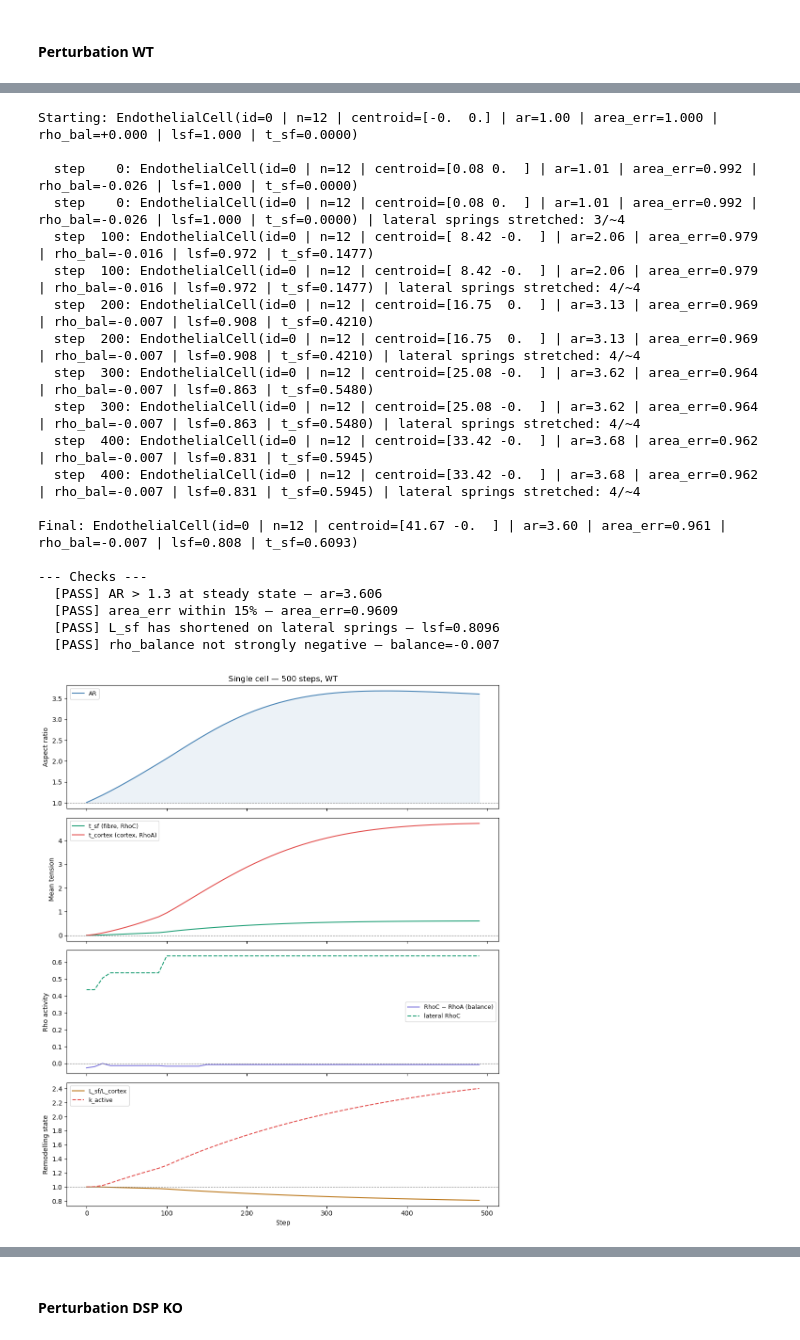
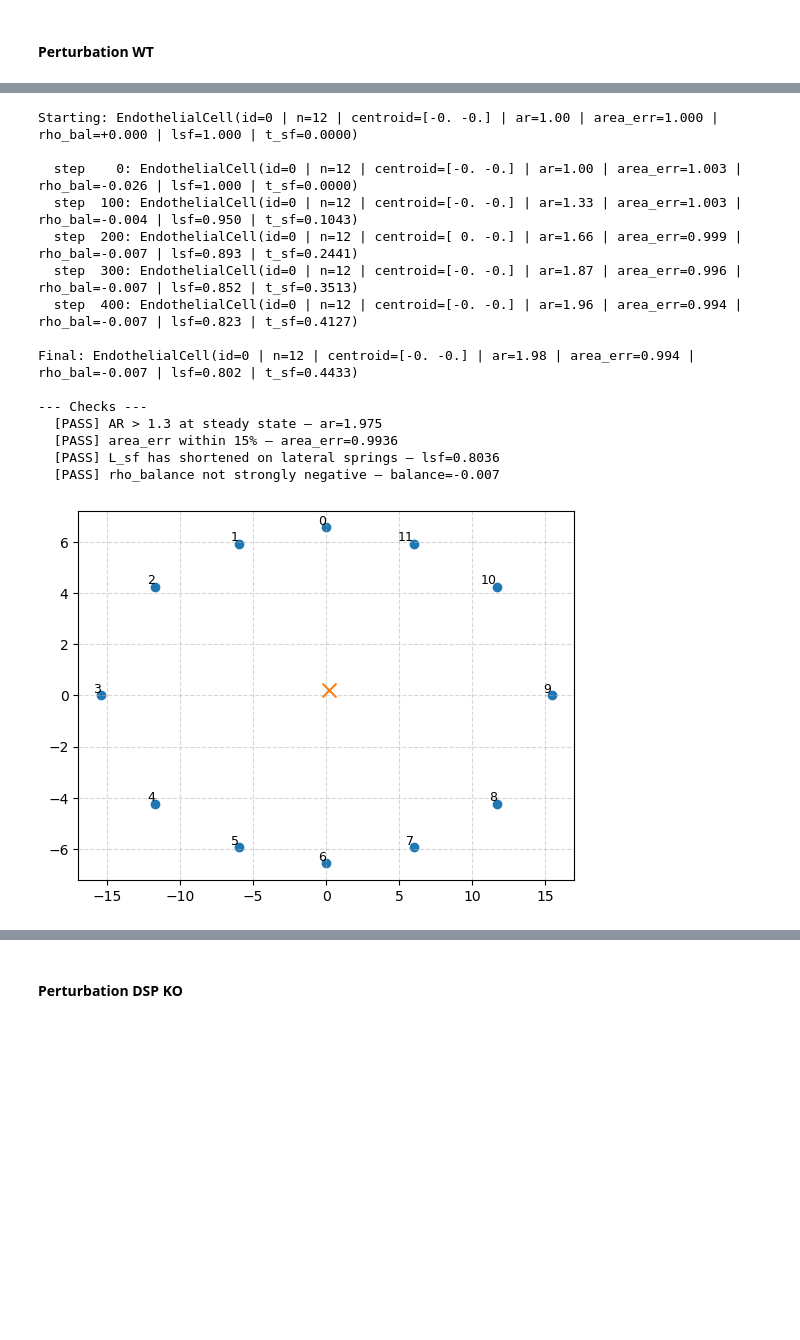
Before and after one commit to emilieyuu/endotehelial-masboss, a Jupyter notebook: notebooks/10_abm_v1_full_test.ipynb, the cells around one changed output, grey strips where cells are left out. Drawn from its saved outputs; the diff is of its cells as text; code cells hidden in the pictures; blank space fills up the shorter version.

```diff
--- a/notebooks/10_abm_v1_full_test.ipynb
+++ b/notebooks/10_abm_v1_full_test.ipynb
@@ -423,7 +423,7 @@ for s in cell.springs:
 # %% [markdown]
 ## 3 Test Full Pipeline Knockouts
 # %%
-flow = FlowField(magnitude=5)
+flow = FlowField(magnitude=1)
 # %% [markdown]
 #### Perturbation WT
 # %%
@@ -431,7 +431,8 @@ cell_wt = EndothelialCell(
     cell_id=0,
     centroid=np.array([0.0, 0.0]),
     lut=lut, cfg=spatial_cfg,
-    n_nodes=12, radius=10.0
+    n_nodes=12, radius=10.0,
+    flow_direction=flow.direction
 )
-plot_cell(cell)
+plot_cell(cell_wt)
 # %% [output]
@@ -439,27 +440,22 @@ plot_cell(cell)
 # %%
 
 his_wt = run_single_cell_sim(cell_wt, flow)
 plot_cell(cell_wt)
-plot_run_results(his_wt, 'WT')
+#plot_run_results(his_wt, 'WT')
 # %% [output]
-Starting: EndothelialCell(id=0 | n=12 | centroid=[-0.  0.] | ar=1.00 | area_err=1.000 | rho_bal=+0.000 | lsf=1.000 | t_sf=0.0000)
+Starting: EndothelialCell(id=0 | n=12 | centroid=[-0. -0.] | ar=1.00 | area_err=1.000 | rho_bal=+0.000 | lsf=1.000 | t_sf=0.0000)
 
-  step    0: EndothelialCell(id=0 | n=12 | centroid=[0.08 0.  ] | ar=1.01 | area_err=0.992 | rho_bal=-0.026 | lsf=1.000 | t_sf=0.0000)
-  step    0: EndothelialCell(id=0 | n=12 | centroid=[0.08 0.  ] | ar=1.01 | area_err=0.992 | rho_bal=-0.026 | lsf=1.000 | t_sf=0.0000) | lateral springs stretched: 3/~4
-  step  100: EndothelialCell(id=0 | n=12 | centroid=[ 8.42 -0.  ] | ar=2.06 | area_err=0.979 | rho_bal=-0.016 | lsf=0.972 | t_sf=0.1477)
-  step  100: EndothelialCell(id=0 | n=12 | centroid=[ 8.42 -0.  ] | ar=2.06 | area_err=0.979 | rho_bal=-0.016 | lsf=0.972 | t_sf=0.1477) | lateral springs stretched: 4/~4
-  step  200: EndothelialCell(id=0 | n=12 | centroid=[16.75  0.  ] | ar=3.13 | area_err=0.969 | rho_bal=-0.007 | lsf=0.908 | t_sf=0.4210)
-  step  200: EndothelialCell(id=0 | n=12 | centroid=[16.75  0.  ] | ar=3.13 | area_err=0.969 | rho_bal=-0.007 | lsf=0.908 | t_sf=0.4210) | lateral springs stretched: 4/~4
-  step  300: EndothelialCell(id=0 | n=12 | centroid=[25.08 -0.  ] | ar=3.62 | area_err=0.964 | rho_bal=-0.007 | lsf=0.863 | t_sf=0.5480)
-  step  300: EndothelialCell(id=0 | n=12 | centroid=[25.08 -0.  ] | ar=3.62 | area_err=0.964 | rho_bal=-0.007 | lsf=0.863 | t_sf=0.5480) | lateral springs stretched: 4/~4
-  step  400: EndothelialCell(id=0 | n=12 | centroid=[33.42 -0.  ] | ar=3.68 | area_err=0.962 | rho_bal=-0.007 | lsf=0.831 | t_sf=0.5945)
-  step  400: EndothelialCell(id=0 | n=12 | centroid=[33.42 -0.  ] | ar=3.68 | area_err=0.962 | rho_bal=-0.007 | lsf=0.831 | t_sf=0.5945) | lateral springs stretched: 4/~4
+  step    0: EndothelialCell(id=0 | n=12 | centroid=[-0. -0.] | ar=1.00 | area_err=1.003 | rho_bal=-0.026 | lsf=1.000 | t_sf=0.0000)
+  step  100: EndothelialCell(id=0 | n=12 | centroid=[-0. -0.] | ar=1.33 | area_err=1.003 | rho_bal=-0.004 | lsf=0.950 | t_sf=0.1043)
+  step  200: EndothelialCell(id=0 | n=12 | centroid=[ 0. -0.] | ar=1.66 | area_err=0.999 | rho_bal=-0.007 | lsf=0.893 | t_sf=0.2441)
+  step  300: EndothelialCell(id=0 | n=12 | centroid=[-0. -0.] | ar=1.87 | area_err=0.996 | rho_bal=-0.007 | lsf=0.852 | t_sf=0.3513)
+  step  400: EndothelialCell(id=0 | n=12 | centroid=[-0. -0.] | ar=1.96 | area_err=0.994 | rho_bal=-0.007 | lsf=0.823 | t_sf=0.4127)
 
-Final: EndothelialCell(id=0 | n=12 | centroid=[41.67 -0.  ] | ar=3.60 | area_err=0.961 | rho_bal=-0.007 | lsf=0.808 | t_sf=0.6093)
+Final: EndothelialCell(id=0 | n=12 | centroid=[-0. -0.] | ar=1.98 | area_err=0.994 | rho_bal=-0.007 | lsf=0.802 | t_sf=0.4433)
 
 --- Checks ---
-  [PASS] AR > 1.3 at steady state — ar=3.606
-  [PASS] area_err within 15% — area_err=0.9609
-  [PASS] L_sf has shortened on lateral springs — lsf=0.8096
+  [PASS] AR > 1.3 at steady state — ar=1.975
+  [PASS] area_err within 15% — area_err=0.9936
+  [PASS] L_sf has shortened on lateral springs — lsf=0.8036
   [PASS] rho_balance not strongly negative — balance=-0.007
-[figure, old version]
+[figure, new version]
```
Also changed, not shown: parts of 2 cells of this notebook, 15 other files.
